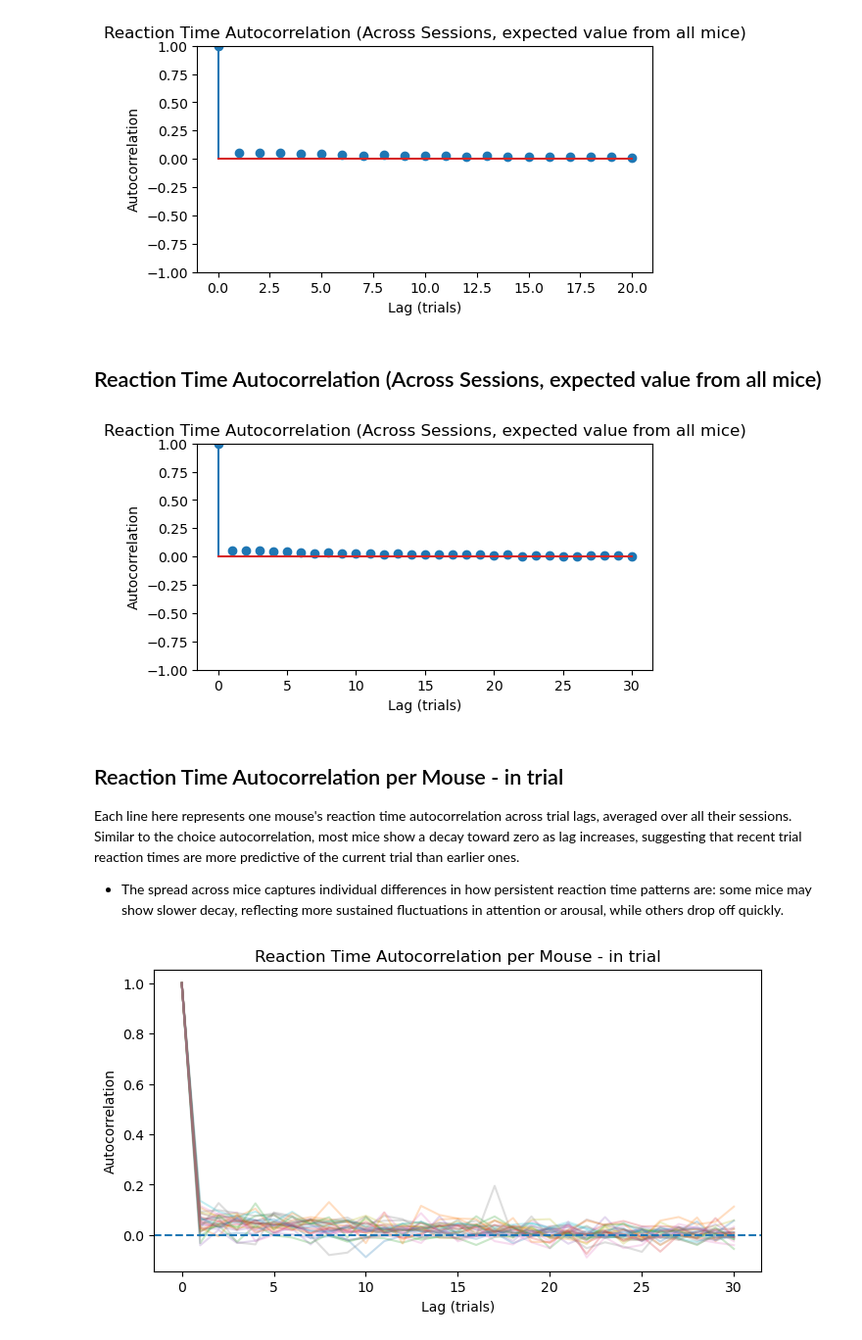
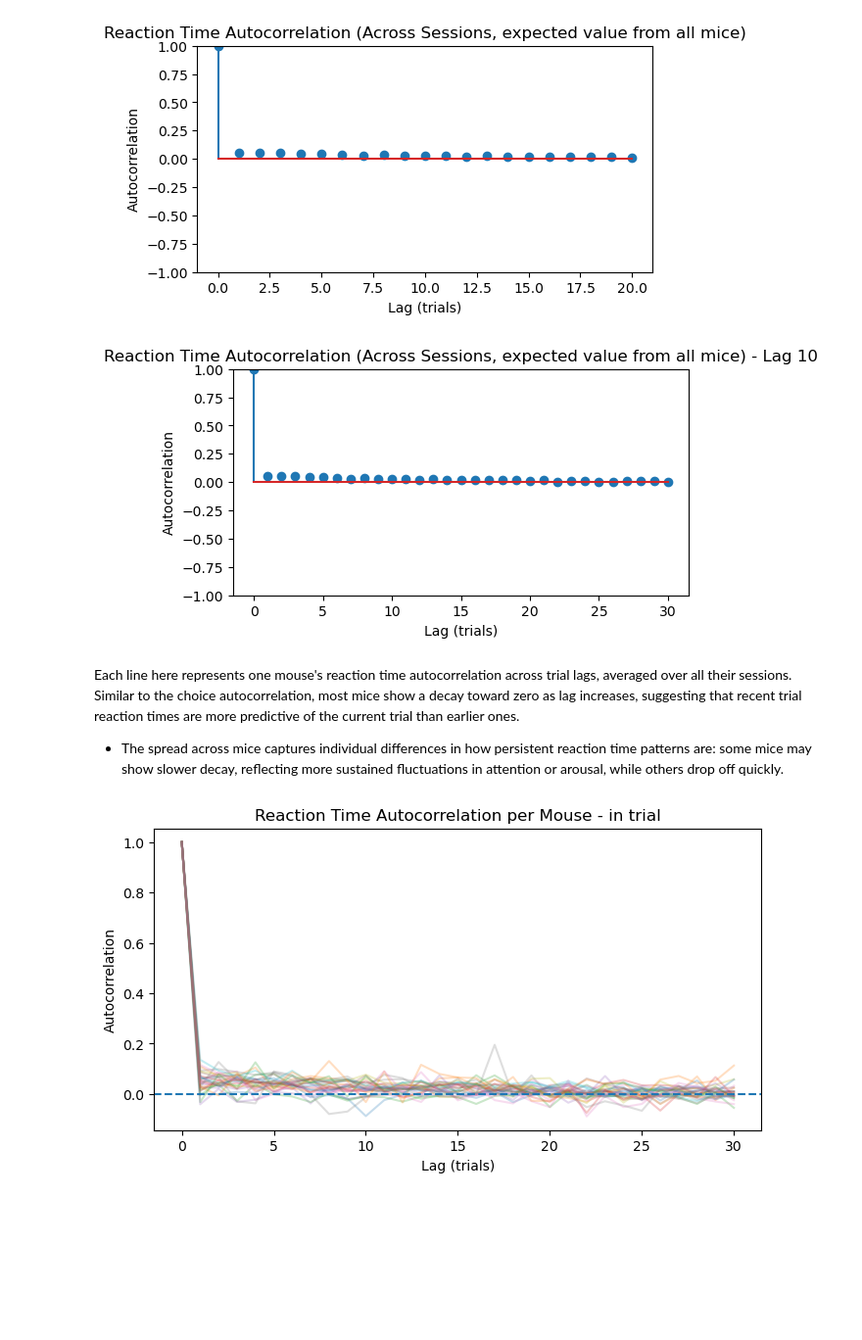
Before and after one commit to rcwoshimao/mice-value-encoding, a Jupyter notebook: cogs118c-final-project.ipynb, the cells around one changed output. Shown at 98% size. Drawn from its saved outputs; the diff is of its cells as text; code cells hidden in the pictures; blank space fills up the shorter version.

```diff
--- a/cogs118c-final-project.ipynb
+++ b/cogs118c-final-project.ipynb
@@ -373,8 +346,6 @@ plt.ylim(-1,1)
 plt.show()
 # %% [output]
 [figure]
-# %% [markdown]
-## Reaction Time Autocorrelation (Across Sessions, expected value from all mice)
 # %%
 # Build sessions x trials matrix
 max_len = max(len(encoded_sessions[idx]['reaction_times']) for idx in encoded_sessions)
@@ -400,37 +371,36 @@ for lag in range(lags + 1):
     corr_vals = []
 
     for row in rt_matrix:
 
         if lag == 0:
             corr_vals.append(1.0)
             continue
 
         valid = ~np.isnan(row[:-lag]) & ~np.isnan(row[lag:])
 
         if np.sum(valid) > 2:
 
             x = row[:-lag][valid]
             y = row[lag:][valid]
 
             if np.std(x) > 0 and np.std(y) > 0:
                 corr = np.corrcoef(x, y)[0,1]
                 corr_vals.append(corr)
 
     rt_acorr.append(np.nanmean(corr_vals))
 
 plt.figure(figsize=(6,3))
 plt.stem(range(lags+1), rt_acorr)
 
-plt.title("Reaction Time Autocorrelation (Across Sessions, expected value from all mice)")
+plt.title("Reaction Time Autocorrelation (Across Sessions, expected value from all mice) - Lag 10")
 plt.xlabel("Lag (trials)")
 plt.ylabel("Autocorrelation")
 plt.ylim(-1,1)
 
 plt.show()
 # %% [output]
-[figure, old version]
+[figure, new version]
 # %% [markdown]
-## Reaction Time Autocorrelation per Mouse - in trial
 Each line here represents one mouse's reaction time autocorrelation across trial lags, averaged over all their sessions. Similar to the choice autocorrelation, most mice show a decay toward zero as lag increases, suggesting that recent trial reaction times are more predictive of the current trial than earlier ones.
 - The spread across mice captures individual differences in how persistent reaction time patterns are: some mice may show slower decay, reflecting more sustained fluctuations in attention or arousal, while others drop off quickly.
 # %%
```
Also changed, not shown: parts of 15 cells of this notebook.
